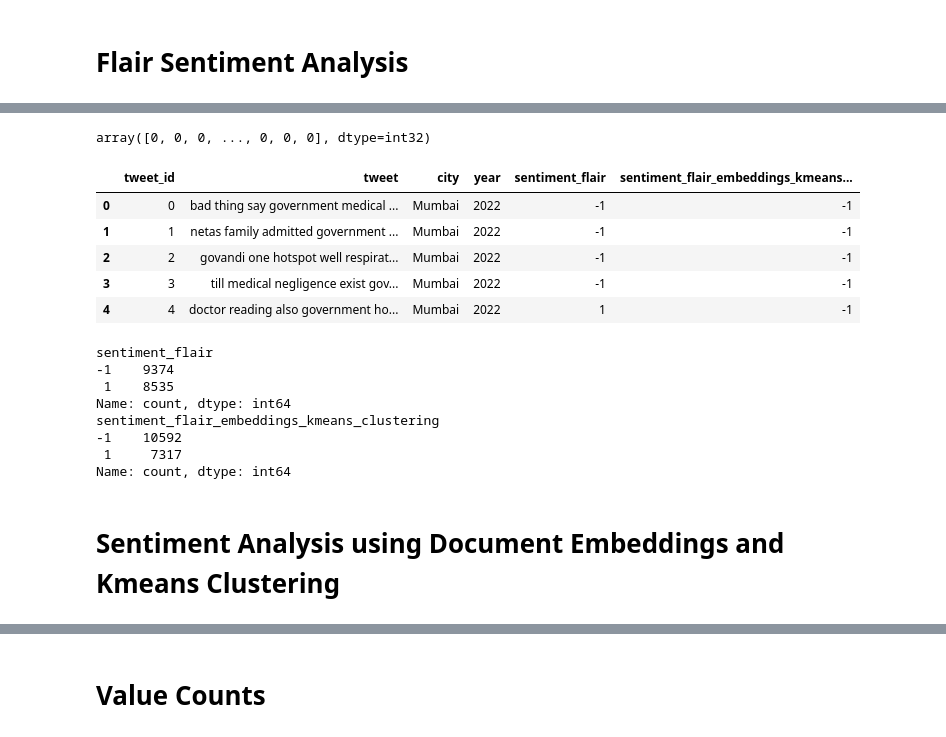
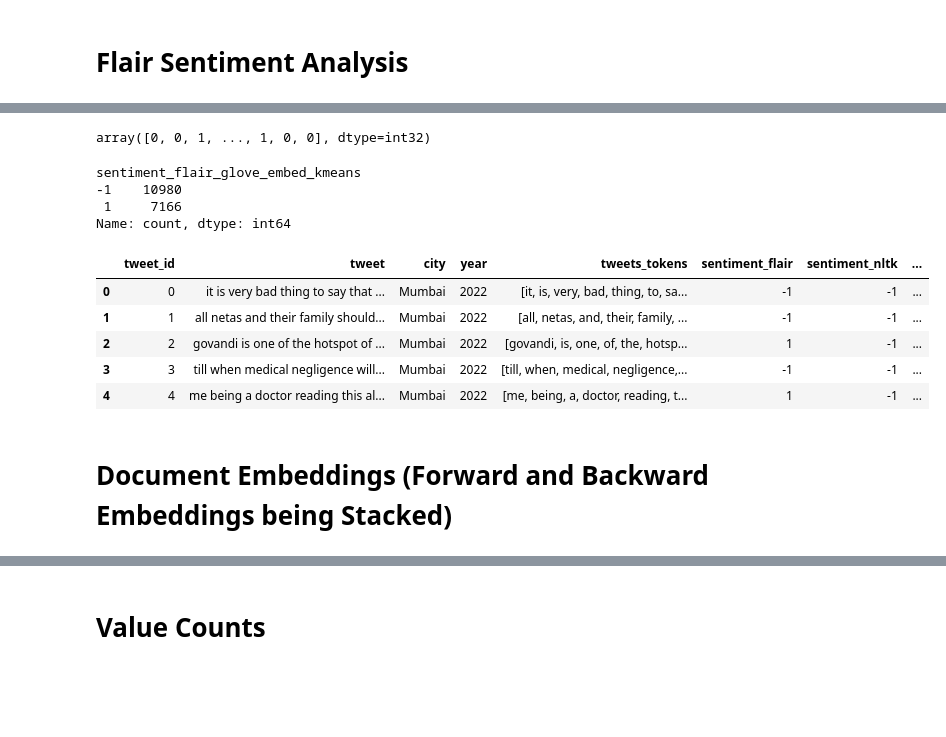
Before and after one commit to arjunality/twitter_data_analysis, a Jupyter notebook: v2/codefiles/data_sentiment_analysis_v2.ipynb, the cells around one changed output, grey strips where cells are left out. Cells and saved outputs as stored; diff of their text form; code cells hidden in the pictures; blank space fills up the shorter version.

```diff
--- a/v2/codefiles/data_sentiment_analysis_v2.ipynb
+++ b/v2/codefiles/data_sentiment_analysis_v2.ipynb
@@ -71,0 +97,19 @@ tweets_sentiment_df.head()
+# %%
+def get_nltk_sentiment(tweet):
+    sia  = SentimentIntensityAnalyzer()
+
+    try:
+        compound = sia.polarity_scores(tweet)['compound']
+    except:
+        compound = -100
+
+    if compound == -100:
+        sentiment = np.nan
+    elif compound > 0:
+        sentiment = 1
+    else:
+        sentiment = -1
+    return sentiment
+
+tweets_sentiment_df['sentiment_nltk'] = tweets_sentiment_df.apply(lambda x: get_nltk_sentiment(x['tweet']), axis=1)
+tweets_sentiment_df.head()
@@ -83,9 +134,8 @@ for tweets in tweets_df.tweet:
         w = torch.cat((w,token.embedding.view(-1,100)),0)
     s = torch.cat((s, w.mean(dim = 0).view(-1, 100)),0)
 # %%
-tweets_flair_embeddings = s.numpy()
-print(tweets_flair_embeddings.shape)
-tweets_flair_embeddings_df = pd.DataFrame(tweets_flair_embeddings)
-tweets_flair_embeddings_df['id'] = tweets_df.tweet_id
-tweets_flair_embeddings_df.head()
+tweets_flair_glove_embeddings = s.numpy()
+print(tweets_flair_glove_embeddings.shape)
+tweets_flair_glove_embeddings_df = pd.DataFrame(tweets_flair_glove_embeddings)
+tweets_flair_glove_embeddings_df.head()
 # %% [output]
@@ -100,5 +152,5 @@ tweets_flair_embeddings_df.head()
 # %%
-model = KMeans(n_clusters=2, max_iter=1000, random_state=42).fit(X=tweets_flair_embeddings)
+model = KMeans(n_clusters=2, max_iter=1000, random_state=42).fit(X=tweets_flair_glove_embeddings)
 positive_cluster_center = model.cluster_centers_[0]
 negative_cluster_center = model.cluster_centers_[1]
-plt.scatter(tweets_flair_embeddings[:,0], tweets_flair_embeddings[:,1], c=model.labels_, cmap='viridis', s=5, )
+plt.scatter(tweets_flair_glove_embeddings[:,0], tweets_flair_glove_embeddings[:,1], c=model.labels_, cmap='viridis', s=5, )
@@ -105,33 +160,26 @@ plt.scatter(tweets_flair_embeddings[:,0], tweets_flair_embeddings[:,1], c=model.
 # %%
-labels = model.predict(tweets_flair_embeddings_df.drop(['id'], axis=1))
+labels = model.predict(tweets_flair_glove_embeddings_df)
 labels
 # %% [output]
-array([0, 0, 0, ..., 0, 0, 0], dtype=int32)
+array([0, 0, 1, ..., 1, 0, 0], dtype=int32)
 # %%
-tweets_sentiment_df['sentiment_flair_embeddings_kmeans_clustering'] = labels
-tweets_sentiment_df.replace({'sentiment_flair_embeddings_kmeans_clustering': {0: -1}}, inplace=True)
+tweets_sentiment_df['sentiment_flair_glove_embed_kmeans'] = labels
+tweets_sentiment_df.replace({'sentiment_flair_glove_embed_kmeans': {0: -1}}, inplace=True)
+print(tweets_sentiment_df.sentiment_flair_glove_embed_kmeans.value_counts())
 tweets_sentiment_df.head()
 # %% [output]
+sentiment_flair_glove_embed_kmeans
+-1    10980
+ 1     7166
+Name: count, dtype: int64
-|  | tweet_id | tweet | city | year | sentiment_flair | sentiment_flair_embeddings_kmeans... |
-| 0 | 0 | bad thing say government medical ... | Mumbai | 2022 | -1 | -1 |
-| 1 | 1 | netas family admitted government ... | Mumbai | 2022 | -1 | -1 |
-| 2 | 2 | govandi one hotspot well respirat... | Mumbai | 2022 | -1 | -1 |
-| 3 | 3 | till medical negligence exist gov... | Mumbai | 2022 | -1 | -1 |
-| 4 | 4 | doctor reading also government ho... | Mumbai | 2022 | 1 | -1 |
+|  | tweet_id | tweet | city | year | tweets_tokens | sentiment_flair | sentiment_nltk | ... |
+| 0 | 0 | it is very bad thing to say that ... | Mumbai | 2022 | [it, is, very, bad, thing, to, sa... | -1 | -1 | ... |
+| 1 | 1 | all netas and their family should... | Mumbai | 2022 | [all, netas, and, their, family, ... | -1 | -1 | ... |
+| 2 | 2 | govandi is one of the hotspot of ... | Mumbai | 2022 | [govandi, is, one, of, the, hotsp... | 1 | -1 | ... |
+| 3 | 3 | till when medical negligence will... | Mumbai | 2022 | [till, when, medical, negligence,... | -1 | -1 | ... |
+| 4 | 4 | me being a doctor reading this al... | Mumbai | 2022 | [me, being, a, doctor, reading, t... | 1 | -1 | ... |
-# %%
-print(tweets_sentiment_df.sentiment_flair.value_counts())
-print(tweets_sentiment_df.sentiment_flair_embeddings_kmeans_clustering.value_counts())
-# %% [output]
-sentiment_flair
--1    9374
- 1    8535
-Name: count, dtype: int64
-sentiment_flair_embeddings_kmeans_clustering
--1    10592
- 1     7317
-Name: count, dtype: int64
-# %% [markdown]
-# Sentiment Analysis using Document Embeddings and Kmeans Clustering
+# %% [markdown]
+# Document Embeddings (Forward and Backward Embeddings being Stacked)
 # %%
 matrix = list()
 
```
Also changed, not shown: parts of 36 cells of this notebook, 9 other files.
